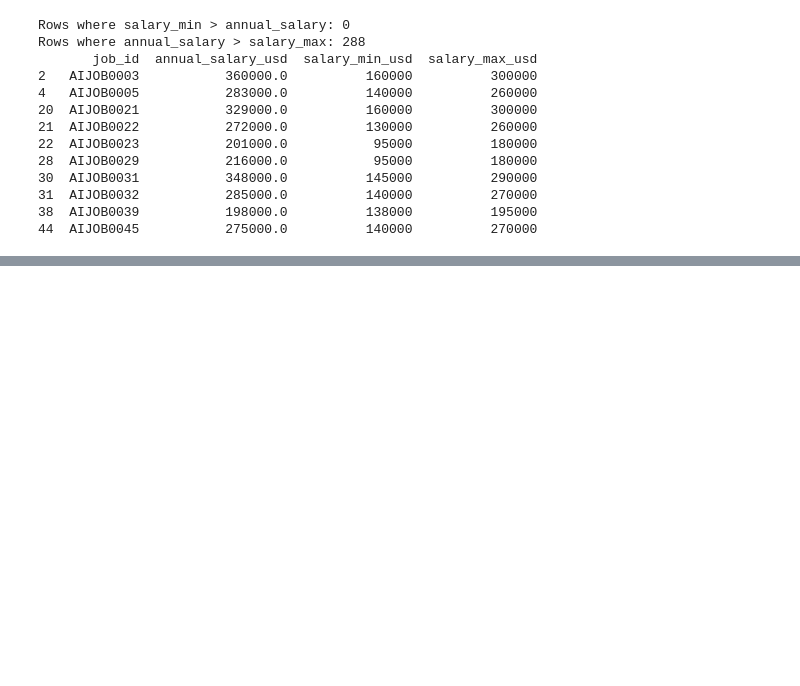
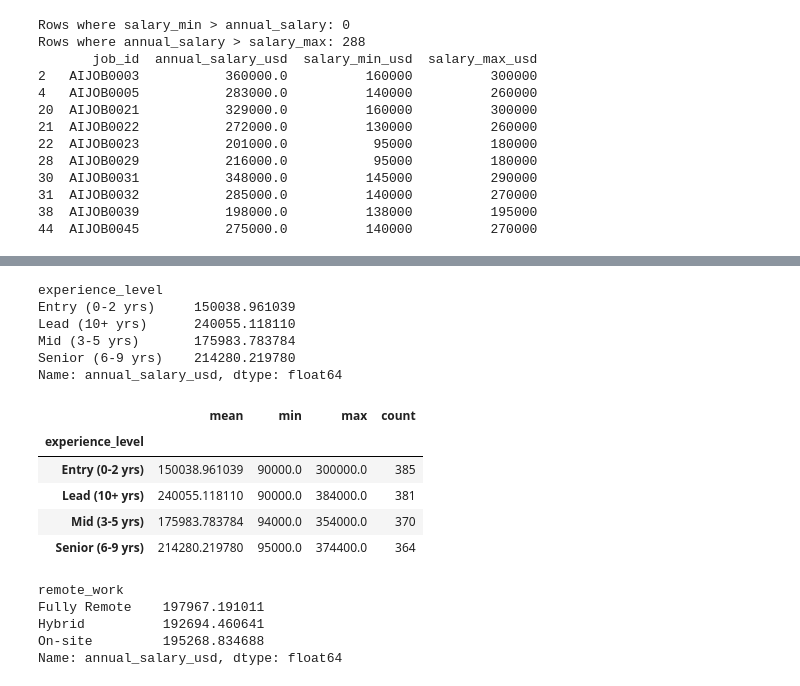
Before and after one commit to gunathangavel/python-data-analysis-libraries, a Jupyter notebook: pandas_data_analysis.ipynb, the cells around one changed output, grey strips where cells are left out. Cells and saved outputs as stored; diff of their text form; code cells hidden in the pictures; blank space fills up the shorter version.

```diff
--- a/pandas_data_analysis.ipynb
+++ b/pandas_data_analysis.ipynb
@@ -147,0 +195,7 @@ Rows where annual_salary > salary_max: 288
+# %%
+# flag rows where salary is above the stated max
+# keeps original data untouched, just marks the issue for later use
+df["salary_exceeds_max"] = df["annual_salary_usd"] > df["salary_max_usd"]
+
+# quick check: how many rows got flagged
+df["salary_exceeds_max"].sum()
@@ -147,0 +222,6 @@ Rows where annual_salary > salary_max: 288
+# %%
+# split each skill by "|" and make it a list
+df["skills_list"] = df["required_skills"].str.split("|")
+
+# check how it looks now
+df["skills_list"].head(5)
@@ -147,0 +235,6 @@ Rows where annual_salary > salary_max: 288
+# %%
+# count how many skills each job needs
+df["num_skills"] = df["skills_list"].str.len()
+
+# check a few rows
+df["num_skills"].head(5)
@@ -147,0 +271,8 @@ Rows where annual_salary > salary_max: 288
+# %%
+# combine year and month into one real date column
+df["posting_date"] = pd.to_datetime(
+    df["posting_year"].astype(str) + "-" + df["posting_month"].astype(str) + "-01"
+)
+
+# check the output
+df["posting_date"].head(5)
@@ -147,0 +291,29 @@ Rows where annual_salary > salary_max: 288
+# %%
+# average salary for each experience level
+df.groupby("experience_level")["annual_salary_usd"].mean()
+# %% [output]
+experience_level
+Entry (0-2 yrs)     150038.961039
+Lead (10+ yrs)      240055.118110
+Mid (3-5 yrs)       175983.783784
+Senior (6-9 yrs)    214280.219780
+Name: annual_salary_usd, dtype: float64
+# %%
+# get mean, min, max, count - for each experience level
+df.groupby("experience_level")["annual_salary_usd"].agg(["mean", "min", "max", "count"])
+# %% [output]
+|  | mean | min | max | count |
+| experience_level |  |  |  |  |
+| Entry (0-2 yrs) | 150038.961039 | 90000.0 | 300000.0 | 385 |
+| Lead (10+ yrs) | 240055.118110 | 90000.0 | 384000.0 | 381 |
+| Mid (3-5 yrs) | 175983.783784 | 94000.0 | 354000.0 | 370 |
+| Senior (6-9 yrs) | 214280.219780 | 95000.0 | 374400.0 | 364 |
+# %%
+# compare avg salary for remote vs non-remote jobs
+df.groupby("remote_work")["annual_salary_usd"].mean()
+# %% [output]
+remote_work
+Fully Remote    197967.191011
+Hybrid          192694.460641
+On-site         195268.834688
+Name: annual_salary_usd, dtype: float64
```
Also changed, not shown: parts of 23 cells of this notebook.
